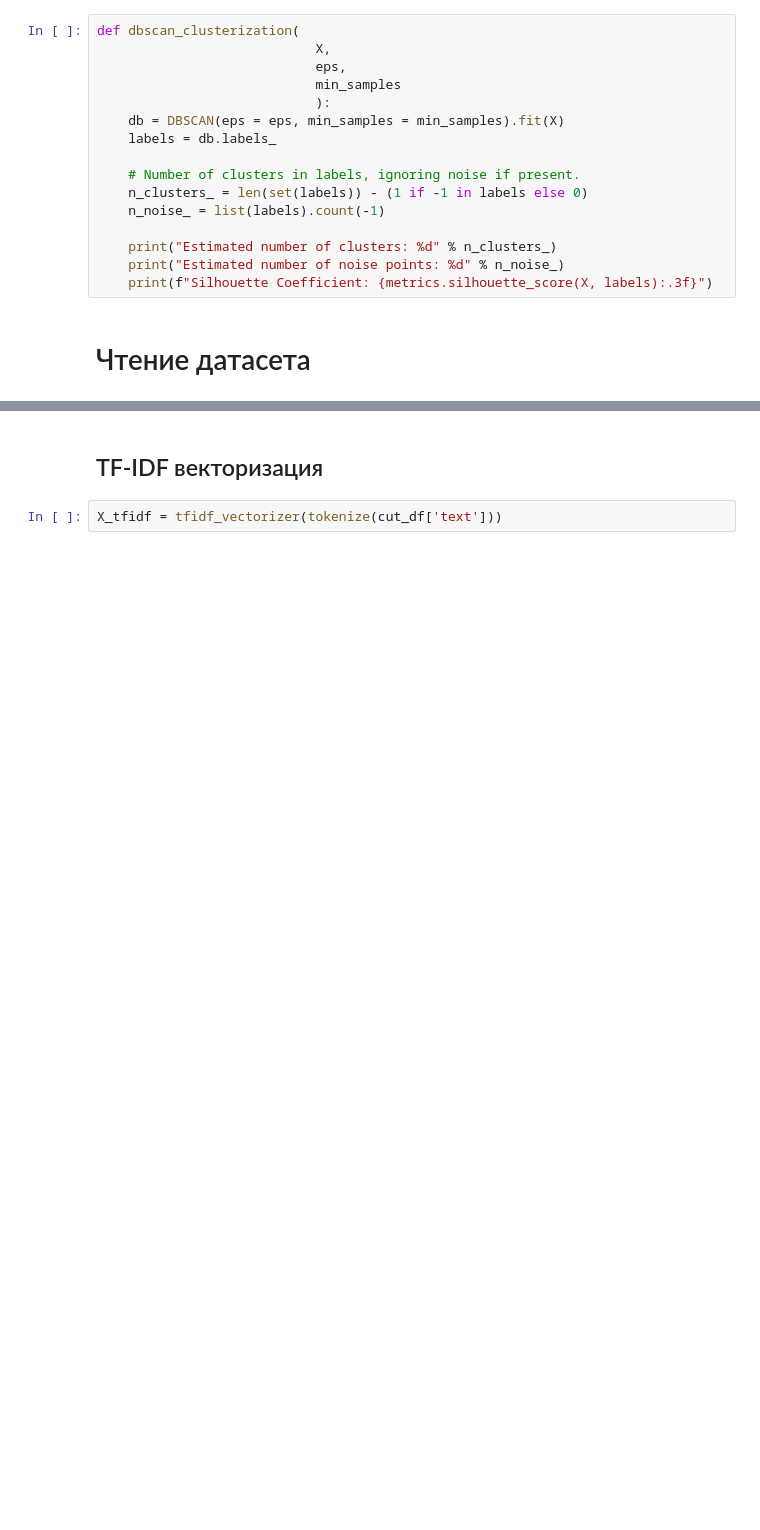
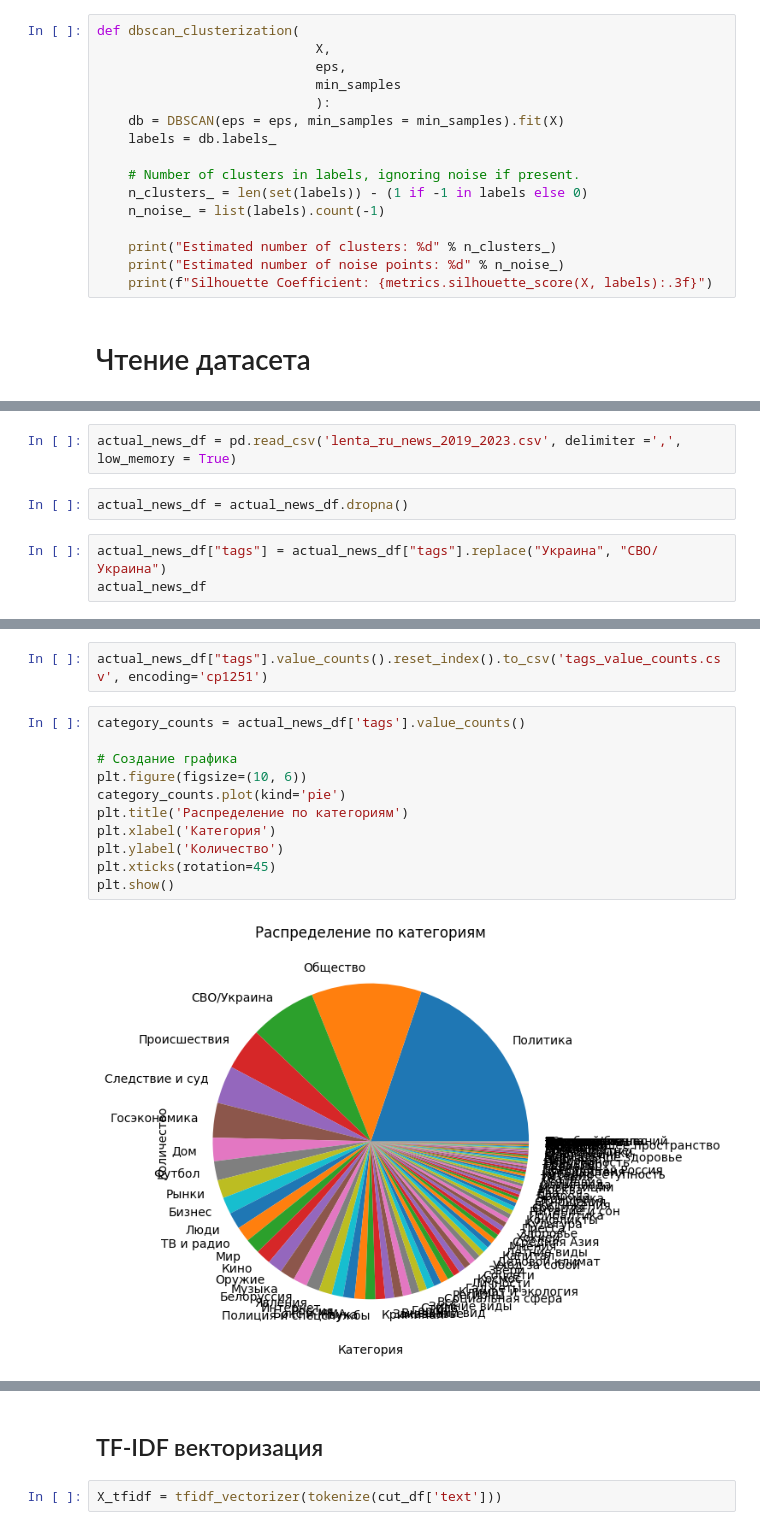
Before and after one commit to YourCarma/VKR, a Jupyter notebook: researches/Clustering_research.ipynb, the cells around one changed output, grey strips where cells are left out. Drawn from its saved outputs; the diff is of its cells as text; blank space fills up the shorter version.

```diff
--- a/researches/Clustering_research.ipynb
+++ b/researches/Clustering_research.ipynb
@@ -313,0 +355,7 @@ Wall time: 1min 37s
+# %%
+actual_news_df = pd.read_csv('lenta_ru_news_2019_2023.csv', delimiter =',', low_memory = True)
+# %%
+actual_news_df = actual_news_df.dropna()
+# %%
+actual_news_df["tags"] = actual_news_df["tags"].replace("Украина", "СВО/Украина")
+actual_news_df
@@ -313,0 +413,15 @@ Wall time: 1min 37s
+# %%
+actual_news_df["tags"].value_counts().reset_index().to_csv('tags_value_counts.csv', encoding='cp1251')
+# %%
+category_counts = actual_news_df['tags'].value_counts()
+
+# Создание графика
+plt.figure(figsize=(10, 6))
+category_counts.plot(kind='pie')
+plt.title('Распределение по категориям')
+plt.xlabel('Категория')
+plt.ylabel('Количество')
+plt.xticks(rotation=45)
+plt.show()
+# %% [output]
+[figure, added]
```
Also changed, not shown: parts of 11 cells of this notebook, 1 other file.
